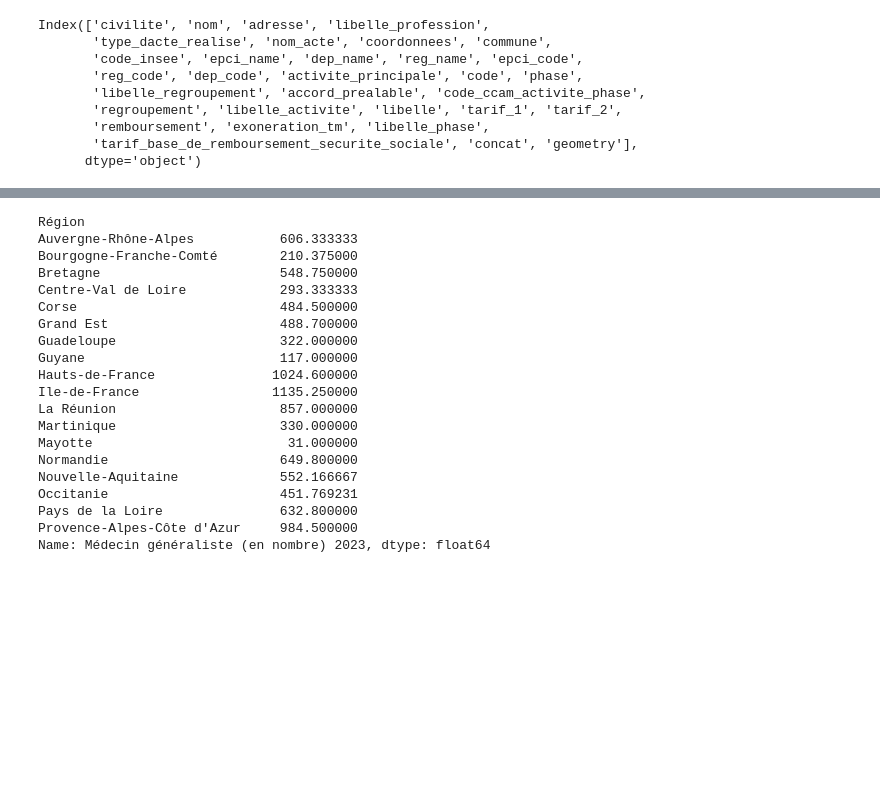
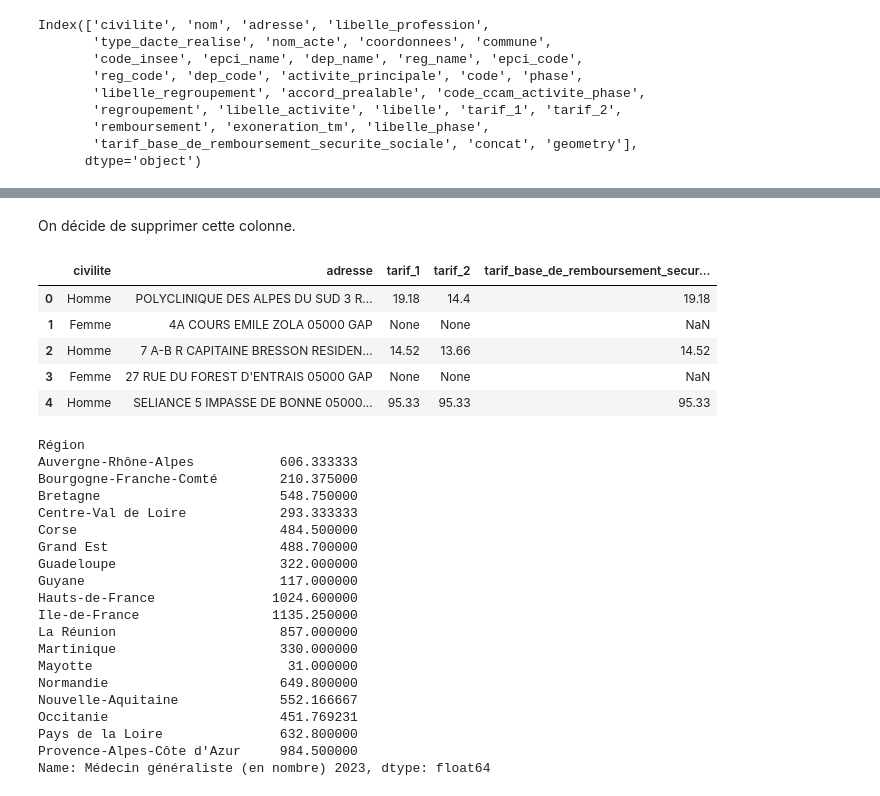
Before and after one commit to ahina0/projet_outinfo, a Jupyter notebook: durrieu.boivent.3.ipynb, the cells around one changed output, grey strips where cells are left out. Saved outputs shown, nothing was run; the diff lists cells and outputs as text; code cells hidden in the pictures; blank space fills up the shorter version.

```diff
--- a/durrieu.boivent.3.ipynb
+++ b/durrieu.boivent.3.ipynb
@@ -334,0 +337,12 @@ statistiques
+# %% [markdown]
+On décide de supprimer cette colonne.
+# %%
+professionnels_sante = professionnels_sante.drop(columns=["remboursement"])
+professionnels_sante.head()
+# %% [output]
+|  | civilite | adresse | tarif_1 | tarif_2 | tarif_base_de_remboursement_secur... |
+| 0 | Homme | POLYCLINIQUE DES ALPES DU SUD 3 R... | 19.18 | 14.4 | 19.18 |
+| 1 | Femme | 4A COURS EMILE ZOLA 05000 GAP | None | None | NaN |
+| 2 | Homme | 7 A-B R CAPITAINE BRESSON RESIDEN... | 14.52 | 13.66 | 14.52 |
+| 3 | Femme | 27 RUE DU FOREST D'ENTRAIS 05000 GAP | None | None | NaN |
+| 4 | Homme | SELIANCE 5 IMPASSE DE BONNE 05000... | 95.33 | 95.33 | 95.33 |
```
Also changed, not shown: parts of 13 cells of this notebook.
